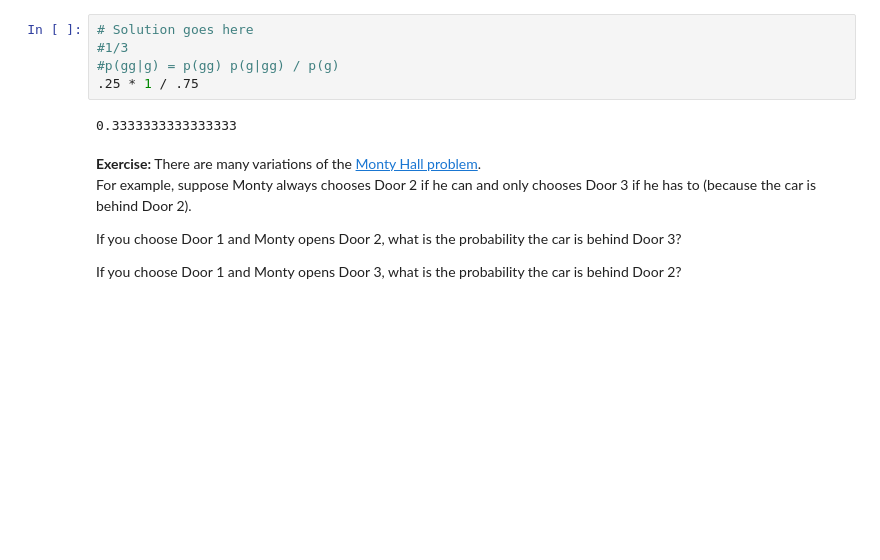
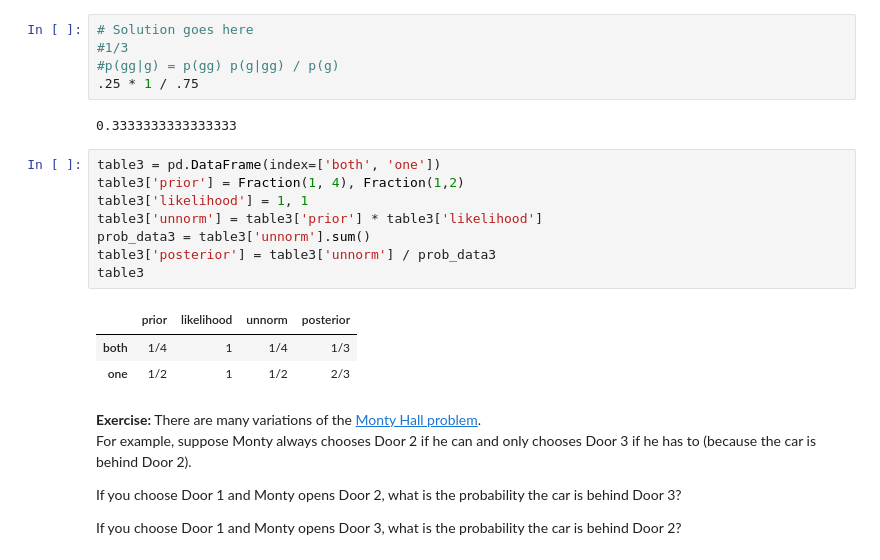
Before and after one commit to oslinin/Think-Bayes, a Jupyter notebook: chap01.ipynb, the cells around one changed output. Saved outputs shown, nothing was run; the diff lists cells and outputs as text; blank space fills up the shorter version.

```diff
--- a/chap01.ipynb
+++ b/chap01.ipynb
@@ -334,6 +370,18 @@ Hint: Start with four equally likely hypotheses.
 .25 * 1 / .75
 # %% [output]
 0.3333333333333333
+# %%
+table3 = pd.DataFrame(index=['both', 'one'])
+table3['prior'] = Fraction(1, 4), Fraction(1,2)
+table3['likelihood'] = 1, 1
+table3['unnorm'] = table3['prior'] * table3['likelihood']
+prob_data3 = table3['unnorm'].sum()
+table3['posterior'] = table3['unnorm'] / prob_data3
+table3
+# %% [output]
+|  | prior | likelihood | unnorm | posterior |
+| both | 1/4 | 1 | 1/4 | 1/3 |
+| one | 1/2 | 1 | 1/2 | 2/3 |
 # %% [markdown]
 **Exercise:** There are many variations of the [Monty Hall problem](https://en.wikipedia.org/wiki/Monty_Hall_problem}).
 For example, suppose Monty always chooses Door 2 if he can and
```
Also changed, not shown: parts of 11 cells of this notebook.
